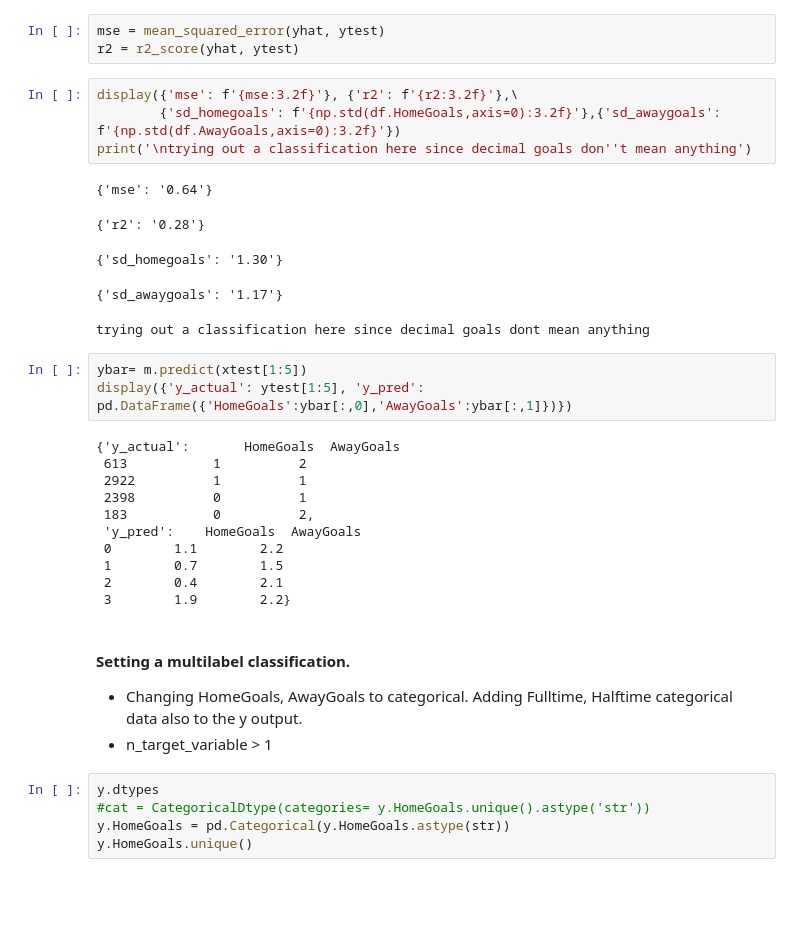
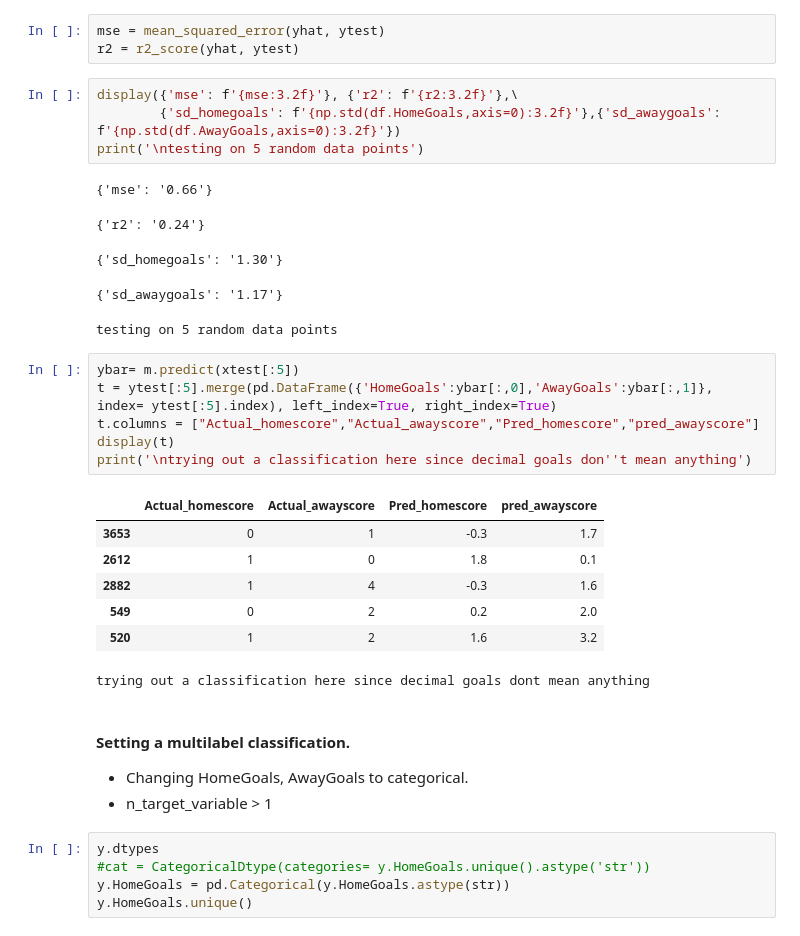
Before and after one commit to runirudh/EPLstats, a Jupyter notebook: epl1.ipynb, the cells around one changed output. Drawn from its saved outputs; the diff is of its cells as text; blank space fills up the shorter version.

```diff
--- a/epl1.ipynb
+++ b/epl1.ipynb
@@ -420,30 +422,30 @@ r2 = r2_score(yhat, ytest)
 # %%
 display({'mse': f'{mse:3.2f}'}, {'r2': f'{r2:3.2f}'},\
         {'sd_homegoals': f'{np.std(df.HomeGoals,axis=0):3.2f}'},{'sd_awaygoals': f'{np.std(df.AwayGoals,axis=0):3.2f}'})
-print('\ntrying out a classification here since decimal goals don''t mean anything')
+print('\ntesting on 5 random data points')
 # %% [output]
-{'mse': '0.64'}
+{'mse': '0.66'}
-{'r2': '0.28'}
+{'r2': '0.24'}
 {'sd_homegoals': '1.30'}
 {'sd_awaygoals': '1.17'}
-trying out a classification here since decimal goals dont mean anything
+testing on 5 random data points
 # %%
-ybar= m.predict(xtest[1:5])
-display({'y_actual': ytest[1:5], 'y_pred': pd.DataFrame({'HomeGoals':ybar[:,0],'AwayGoals':ybar[:,1]})})
+ybar= m.predict(xtest[:5])
+t = ytest[:5].merge(pd.DataFrame({'HomeGoals':ybar[:,0],'AwayGoals':ybar[:,1]}, index= ytest[:5].index), left_index=True, right_index=True)
+t.columns = ["Actual_homescore","Actual_awayscore","Pred_homescore","pred_awayscore"]
+display(t)
+print('\ntrying out a classification here since decimal goals don''t mean anything')
 # %% [output]
+|  | Actual_homescore | Actual_awayscore | Pred_homescore | pred_awayscore |
+| 3653 | 0 | 1 | -0.3 | 1.7 |
+| 2612 | 1 | 0 | 1.8 | 0.1 |
+| 2882 | 1 | 4 | -0.3 | 1.6 |
+| 549 | 0 | 2 | 0.2 | 2.0 |
+| 520 | 1 | 2 | 1.6 | 3.2 |
-{'y_actual':       HomeGoals  AwayGoals
- 613           1          2
- 2922          1          1
- 2398          0          1
- 183           0          2,
- 'y_pred':    HomeGoals  AwayGoals
- 0        1.1        2.2
- 1        0.7        1.5
- 2        0.4        2.1
- 3        1.9        2.2}
+trying out a classification here since decimal goals dont mean anything
 # %% [markdown]
 #### Setting a multilabel classification.
--    Changing HomeGoals, AwayGoals to categorical. Adding Fulltime, Halftime categorical data also to the y output.
+-    Changing HomeGoals, AwayGoals to categorical.
 -    n_target_variable > 1
 # %%
 y.dtypes
```
Also changed, not shown: parts of 36 cells of this notebook.
